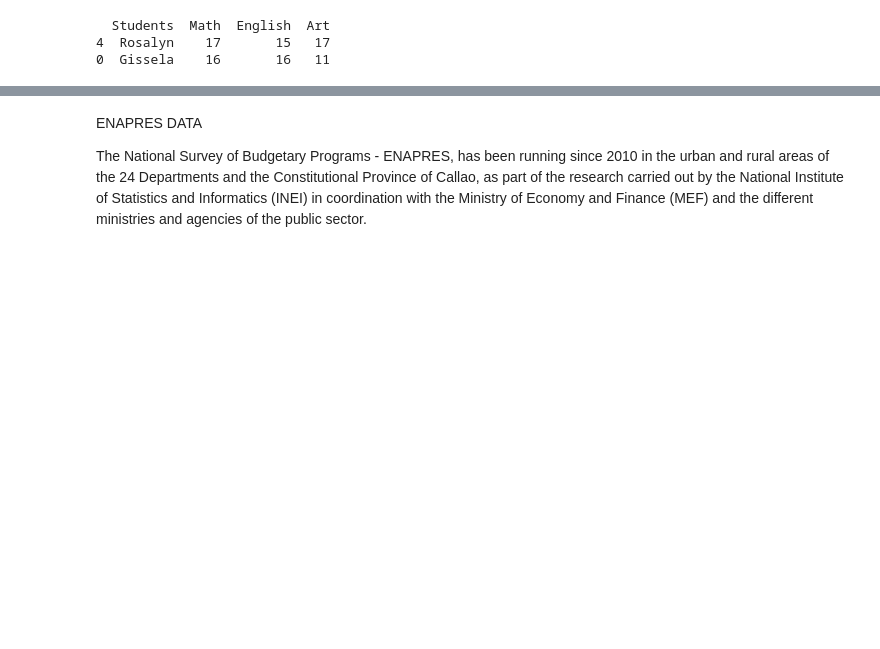
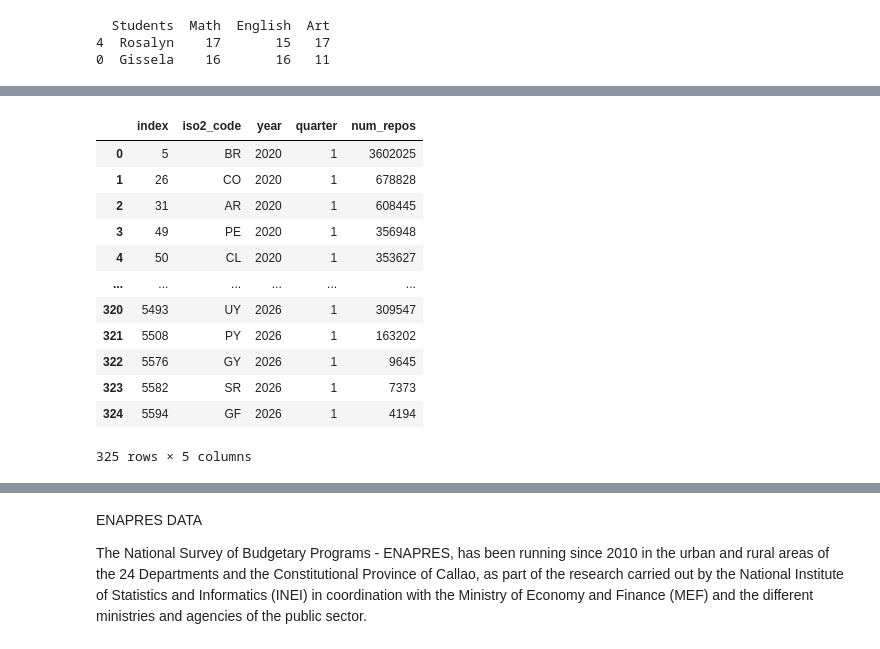
Before and after one commit to ulisesrodas/Python-for-DataScience, a Jupyter notebook: 2. Pandas y DataFrames.ipynb, the cells around one changed output, grey strips where cells are left out. Saved outputs shown, nothing was run; the diff lists cells and outputs as text; code cells hidden in the pictures; blank space fills up the shorter version.

```diff
--- a/2. Pandas.ipynb
+++ b/2. Pandas y DataFrames.ipynb
@@ -722,0 +800,12 @@ print( grades_total.sample( frac = 0.2, random_state=123 ), "\n")
+# %%
+# Quiero los códigos de los países de Sudamérica, que son: PE, AR, BR, CL, CO, EC, GY, PY, SR, UY y VE.
+# Usamos el método isin() para seleccionar los valores que están en la lista de países sud
+# Creamos lista:
+south_america_codes = [
+    "AR", "BO", "BR", "CL", "CO", "EC",
+    "GY", "PY", "PE", "SR", "UY", "VE", "GF"
+]
+
+# Filter DataFrame
+df_south_america = df[df["iso2_code"].isin(south_america_codes)]
+df_south_america
@@ -722,0 +870,18 @@ print( grades_total.sample( frac = 0.2, random_state=123 ), "\n")
+# %%
+# El index sigue siendo caótico, desordenado. Procedemos a ordenarlo y reiniciar el índice:
+df_south_america.reset_index(inplace=True)
+df_south_america
+# %% [output]
+|  | index | iso2_code | year | quarter | num_repos |
+| 0 | 5 | BR | 2020 | 1 | 3602025 |
+| 1 | 26 | CO | 2020 | 1 | 678828 |
+| 2 | 31 | AR | 2020 | 1 | 608445 |
+| 3 | 49 | PE | 2020 | 1 | 356948 |
+| 4 | 50 | CL | 2020 | 1 | 353627 |
+| ... | ... | ... | ... | ... | ... |
+| 320 | 5493 | UY | 2026 | 1 | 309547 |
+| 321 | 5508 | PY | 2026 | 1 | 163202 |
+| 322 | 5576 | GY | 2026 | 1 | 9645 |
+| 323 | 5582 | SR | 2026 | 1 | 7373 |
+| 324 | 5594 | GF | 2026 | 1 | 4194 |
+325 rows × 5 columns
```
Also changed, not shown: parts of 23 cells of this notebook, 1 other file.
